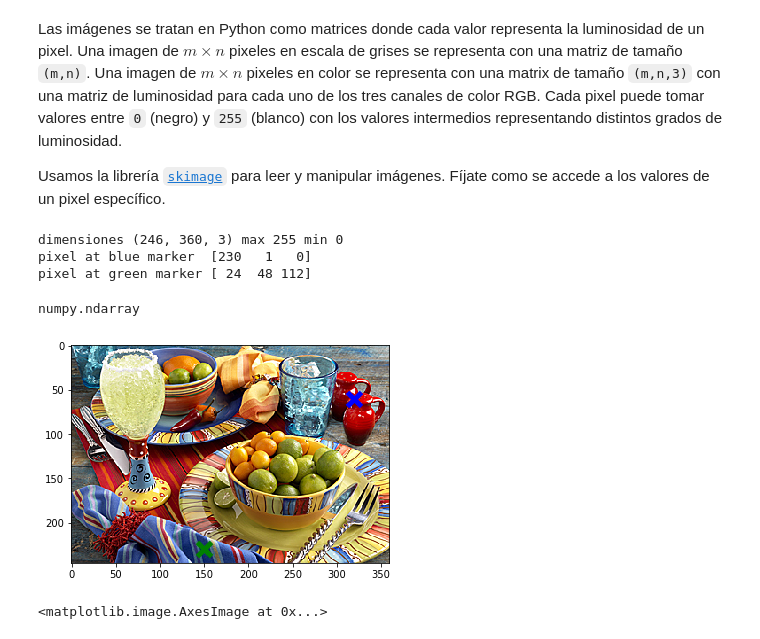
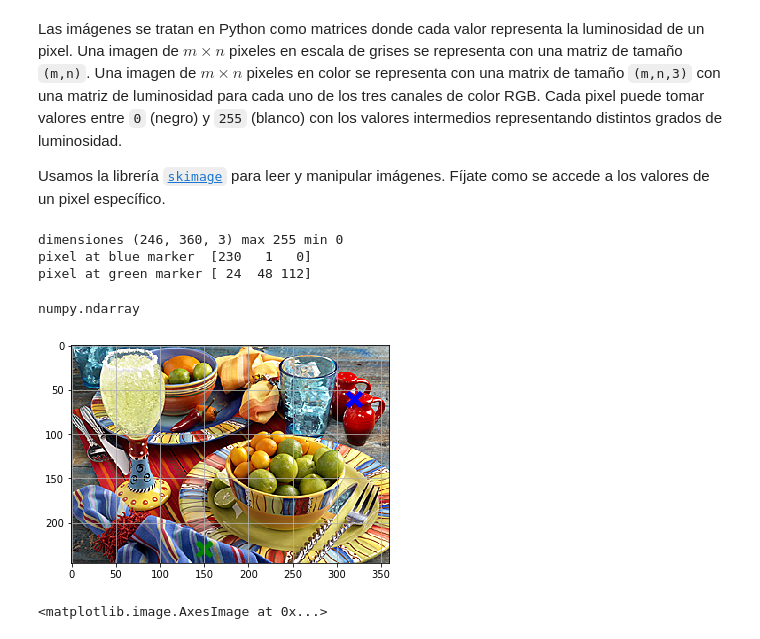
Before and after one commit to jjpulidos/Artificial-Intelligence-PSet-UIS, a Jupyter notebook: Notas 02A - Computer-Vision - Image intro.ipynb, the cells around one changed output. Saved outputs shown, nothing was run; the diff lists cells and outputs as text; code cells hidden in the pictures.

```diff
--- a/Notas 02A - Computer-Vision - Image intro.ipynb
+++ b/Notas 02A - Computer-Vision - Image intro.ipynb
@@ -9,26 +9,26 @@ Usamos la librería [`skimage`](http://scikit-image.org/) para leer y manipular
 # %%
 from skimage import io
 import matplotlib.pyplot as plt
 import numpy as np
 from IPython.display import Image
 from scipy.signal import convolve2d
 %matplotlib inline
 
 img = io.imread("imgs/sample_img.jpg")
 print ("dimensiones", img.shape, "max", np.max(img), "min", np.min(img))
 plt.scatter(320,60, marker="x", s=200, linewidth=5, c="b")
 plt.scatter(150,230, marker="x", s=200, linewidth=5, c="g")
 print ("pixel at blue marker ", img[60,320,:])
 print ("pixel at green marker", img[230,150,:])
-#plt.grid() # remove gridlines
+plt.grid() # remove gridlines
 plt.imshow(img)
 type(img)
 # %% [output]
 dimensiones (246, 360, 3) max 255 min 0
 pixel at blue marker  [230   1   0]
 pixel at green marker [ 24  48 112]
 numpy.ndarray
-[figure, old version]
+[figure, new version]
 # %%
 plt.imshow(img[:,:,0], cmap = plt.cm.binary_r)
 # %% [output]
```
Also changed, not shown: parts of 17 cells of this notebook, 15 other files.
